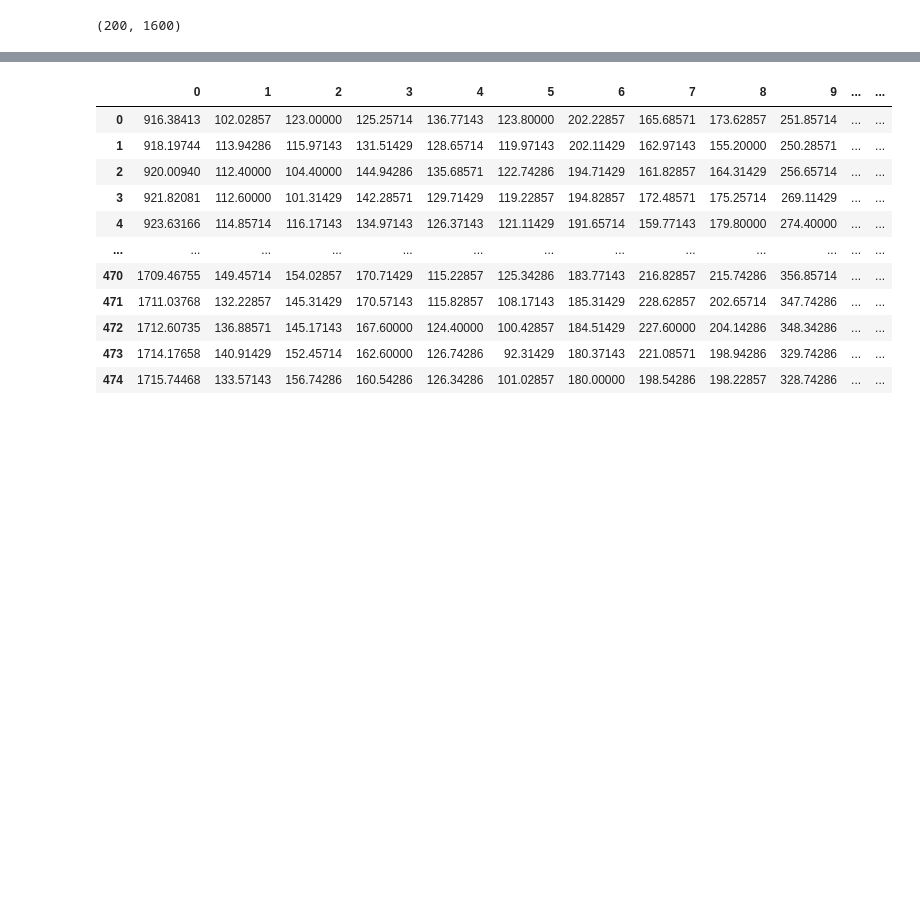
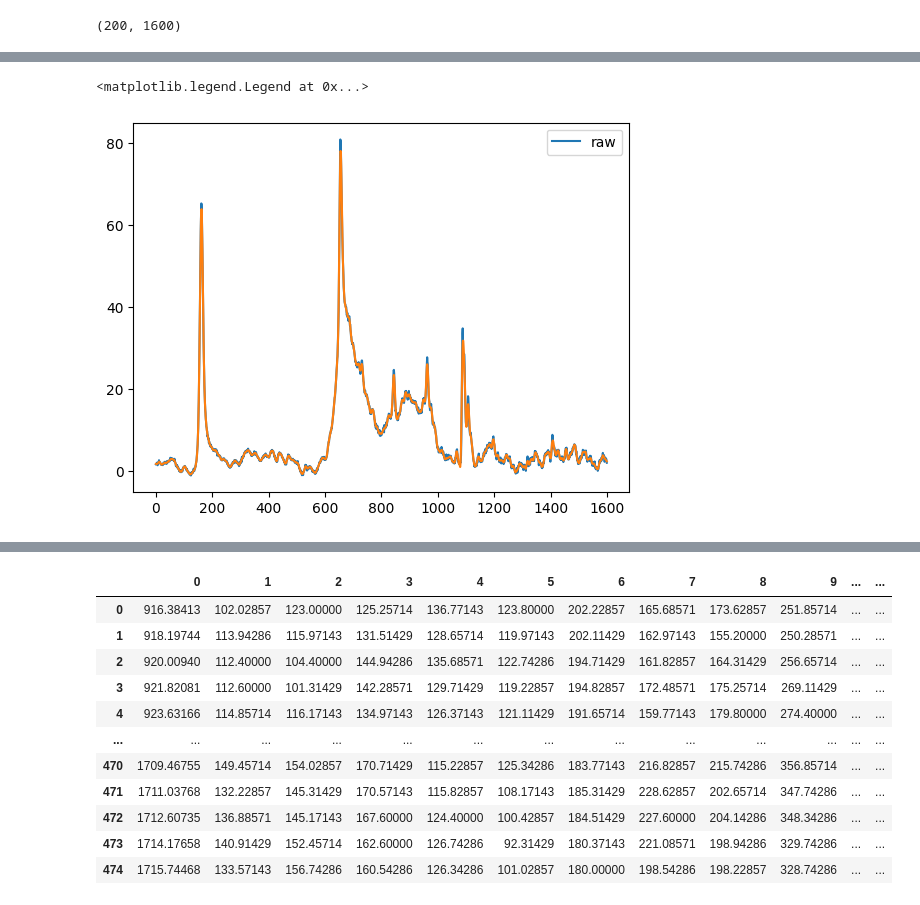
Before and after one commit to moria5161/Ramancloud, a Jupyter notebook: samples/tmp.ipynb, the cells around one changed output, grey strips where cells are left out. Cells and saved outputs as stored; diff of their text form; code cells hidden in the pictures; blank space fills up the shorter version.

```diff
--- a/samples/tmp.ipynb
+++ b/samples/tmp.ipynb
@@ -155,2 +157,3 @@ plt.imshow(arr2.mean(0).reshape(-1, 11))
 # %%
-data3 = pd.read_csv('./mapping data-Horiba.txt', delimiter='\t', header=None)
+import pandas as pd
+data = pd.read_csv('./mapping_Horiba.txt', delimiter='\t', header=None)
@@ -180,7 +188,7 @@ wavenumber = wavenumber[~np.isnan(wavenumber)]
 if indexs.shape[-1] == 2:
     x_pos, y_pos = indexs.iloc[:, 0], indexs.iloc[:, 1]
 # %%
-dataset = data3.loc[:, data3.isna().any() == False].iloc[1:].to_numpy()
+dataset = data.loc[:, data.isna().any() == False].iloc[1:].to_numpy()
 # %%
 dataset.shape
 # %% [output]
@@ -192,0 +202,27 @@ plt.imshow(dataset)
+# %%
+from BaselineRemoval import BaselineRemoval as br
+from scipy.signal import savgol_filter as sg
+
+def cut(x, values):
+    return x[(x.wavenumber >= values[0])&(x.wavenumber <= values[1])]
+
+def minmax(x):
+    return (x - x.min()) / (x.max() - x.min())
+
+def baseline(x, lambda_=100, order_=2):
+    obj = br(x)
+    return obj.ZhangFit(lambda_=lambda_, porder=order_)
+
+def smooth(x, window, order):
+    x = sg(x, window, order)
+    return x
+# %%
+new_dataset = np.array([smooth(d, 13, 2) for d in dataset])
+
+plt.figure()
+plt.plot(dataset.mean(0), label='raw')
+plt.plot(new_dataset.mean(0))
+plt.legend()
+# %% [output]
+<matplotlib.legend.Legend at 0x...>
+[figure, added]
```
Also changed, not shown: parts of 21 cells of this notebook, 5 other files.
